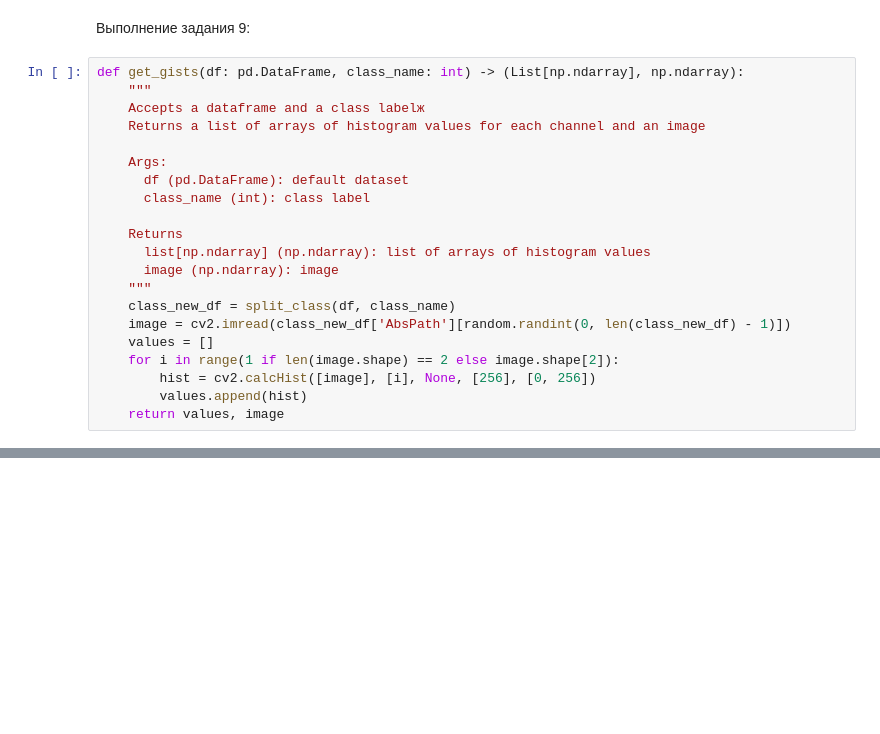
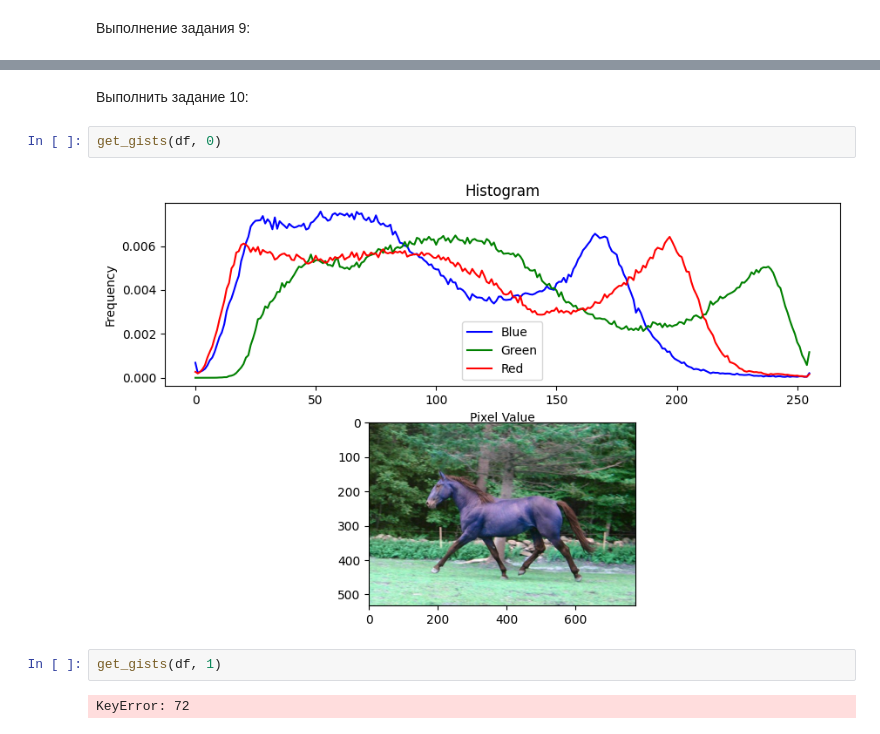
Before and after one commit to Amitroki/ApplProg-4-lab, a Jupyter notebook: task.ipynb, the cells around one changed output, grey strips where cells are left out. Drawn from its saved outputs; the diff is of its cells as text; blank space fills up the shorter version.

```diff
--- a/task.ipynb
+++ b/task.ipynb
@@ -250,24 +251,3 @@ for class_label, new_df in df.groupby("Class"):
 10384620.947834646
 # %% [markdown]
 Выполнение задания 9:
-# %%
-def get_gists(df: pd.DataFrame, class_name: int) -> (List[np.ndarray], np.ndarray):
-    """
-    Accepts a dataframe and a class labelж
-    Returns a list of arrays of histogram values for each channel and an image
-
-    Args:
-      df (pd.DataFrame): default dataset
-      class_name (int): class label
-
-    Returns
-      list[np.ndarray] (np.ndarray): list of arrays of histogram values
-      image (np.ndarray): image
-    """
-    class_new_df = split_class(df, class_name)
-    image = cv2.imread(class_new_df['AbsPath'][random.randint(0, len(class_new_df) - 1)])
-    values = []
-    for i in range(1 if len(image.shape) == 2 else image.shape[2]):
-        hist = cv2.calcHist([image], [i], None, [256], [0, 256])
-        values.append(hist)
-    return values, image
@@ -273,0 +298,10 @@ def get_gists(df: pd.DataFrame, class_name: int) -> (List[np.ndarray], np.ndarra
+# %% [markdown]
+Выполнить задание 10:
+# %%
+get_gists(df, 0)
+# %% [output]
+[figure, added]
+# %%
+get_gists(df, 1)
+# %% [output]
+KeyError: 72
```
Also changed, not shown: parts of 2 cells of this notebook.
